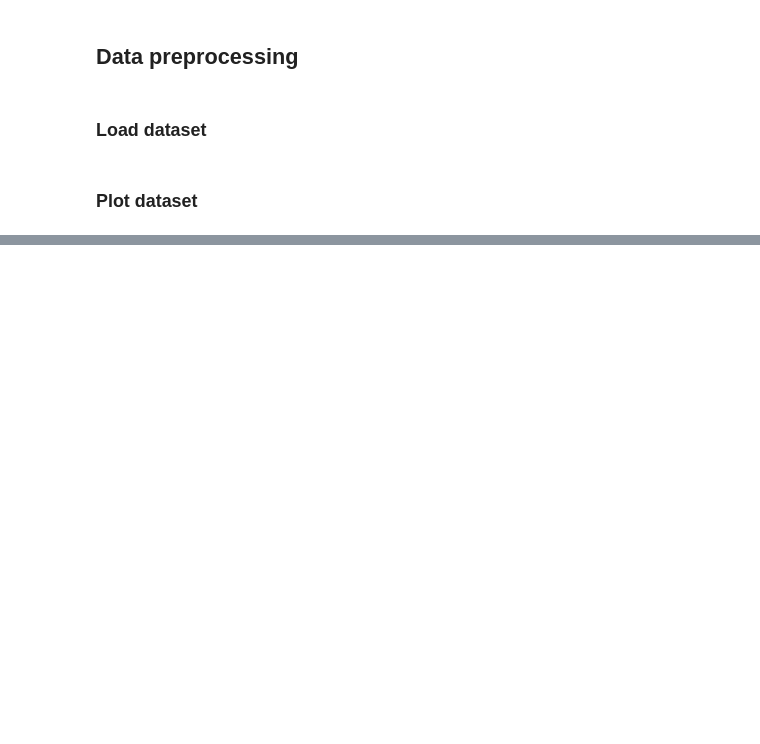
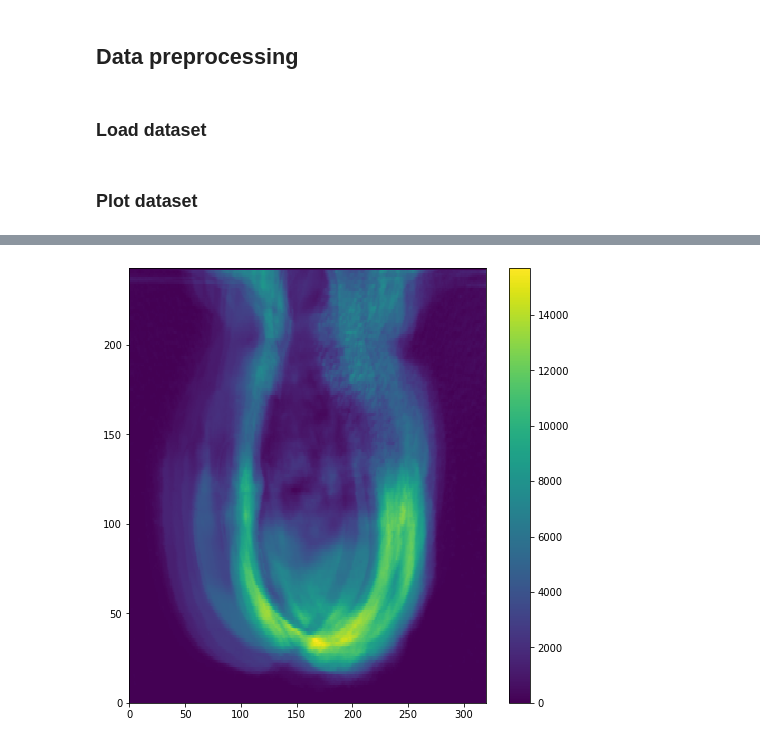
Before and after one commit to jeffcav/face-recog, a Jupyter notebook: yalefaces.ipynb, the cells around one changed output, grey strips where cells are left out. Cells and saved outputs as stored; diff of their text form; code cells hidden in the pictures; blank space fills up the shorter version.

Commit message:
Chi2 test for the yalefaces

```diff
--- a/yalefaces.ipynb
+++ b/yalefaces.ipynb
@@ -35,0 +35,11 @@ plt.show()
+# %%
+score, p = chi2(X, y)
+
+score_img = (np.array(score)).reshape(yalefaces.SHAPE)
+plt.figure(figsize=(8, 8))
+colormesh = plt.pcolormesh(a)
+plt.colorbar(colormesh)
+
+plt.show()
+# %% [output]
+[figure, added]
```
Also changed, not shown: parts of 2 cells of this notebook, 1 other file.
